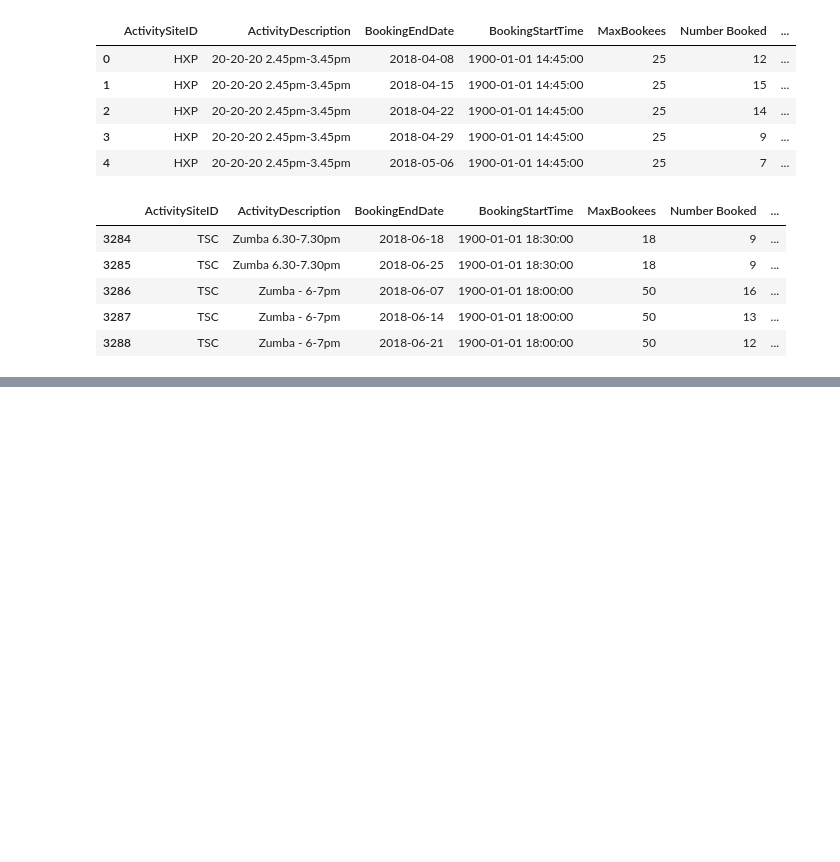
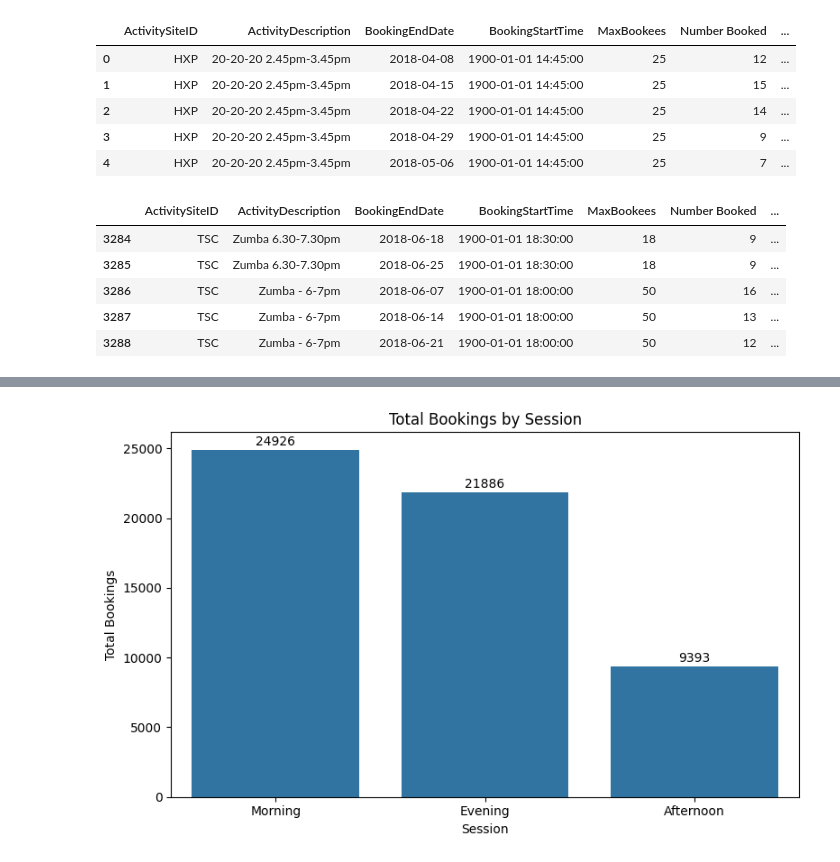
Before and after one commit to yogeshwartribhuvan2972-max/Dynamic-Pricing-Strategies-for-Fitness-Classes, a Jupyter notebook: EDA.ipynb, the cells around one changed output, grey strips where cells are left out. Cells and saved outputs as stored; diff of their text form; code cells hidden in the pictures; blank space fills up the shorter version.

```diff
--- a/EDA.ipynb
+++ b/EDA.ipynb
@@ -53,0 +248,28 @@ fitness_data.shape
+# %%
+site_bookings = (
+    fitness_data.groupby("Session")["Number Booked"]
+    .sum()
+    .sort_values(ascending=False)
+
+)
+
+plt.figure(figsize=(8,5))
+
+ax = sns.barplot(
+
+    x=site_bookings.index,
+    y=site_bookings.values,
+)
+
+# Add data labels
+for container in ax.containers:
+    ax.bar_label(container, fmt='%d', padding=1)
+
+plt.title("Total Bookings by Session")
+plt.xlabel("Session")
+plt.ylabel("Total Bookings")
+
+plt.tight_layout()
+plt.show()
+# %% [output]
+[figure, added]
```
Also changed, not shown: parts of 28 cells of this notebook, 3 other files.
